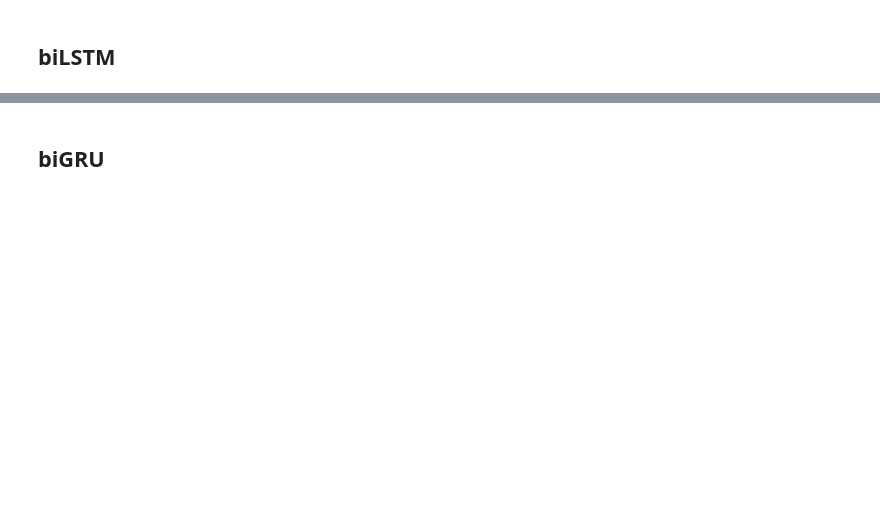
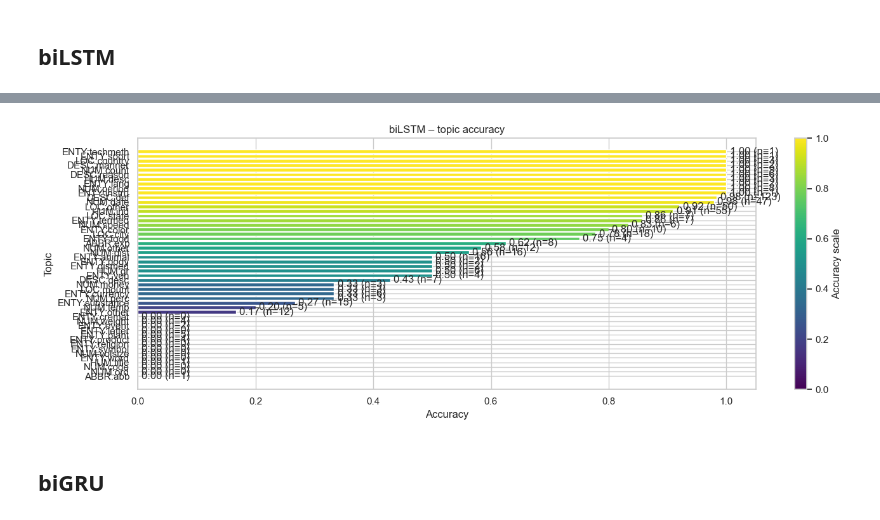
Before and after one commit to JonssonAlexander/NLP_Project_group45, a Jupyter notebook: 03_using_diff_models.ipynb, the cells around one changed output, grey strips where cells are left out. Saved outputs shown, nothing was run; the diff lists cells and outputs as text; code cells hidden in the pictures; blank space fills up the shorter version.

```diff
--- a/03_using_diff_models.ipynb
+++ b/03_using_diff_models.ipynb
@@ -137,21 +137,22 @@ biLSTM test accuracy: 0.780
 # %%
 bilstm_topic_df = topic_accuracy_table(eval_bilstm, records['label_maps']['bilstm'])
 sorted_bilstm_topics = bilstm_topic_df.sort_values('accuracy')
-fig, ax = plt.subplots(figsize=(14, 5))
+fig, ax = plt.subplots(figsize=(14, 14))
 colors = [cm.get_cmap('viridis')(acc) for acc in sorted_bilstm_topics['accuracy'].clip(0, 1)]
 bars = ax.barh(sorted_bilstm_topics['label'], sorted_bilstm_topics['accuracy'], color=colors)
 ax.set_xlabel('Accuracy')
 ax.set_ylabel('Topic')
 ax.set_title('biLSTM – topic accuracy')
 ax.set_xlim(0, 1.05)
 ax.bar_label(bars, labels=[f"{acc:.2f} (n={supp})" for acc, supp in zip(sorted_bilstm_topics['accuracy'], sorted_bilstm_topics['support'])], padding=4)
-norm = colors.Normalize(0, 1)
-sm = cm.ScalarMappable(cmap=cm.get_cmap('viridis'), norm=norm)
+sm = cm.ScalarMappable(cmap=cm.get_cmap('viridis'))
 sm.set_array([])
 fig.colorbar(sm, ax=ax, label='Accuracy scale')
 plt.tight_layout()
 fig.savefig('plots/part3_bilstm_topic_accuracy.png', dpi=300)
 plt.show()
+# %% [output]
+[figure, added]
 # %% [markdown]
 ## biGRU
 # %%
```
Also changed, not shown: parts of 6 cells of this notebook, 3 other files.
